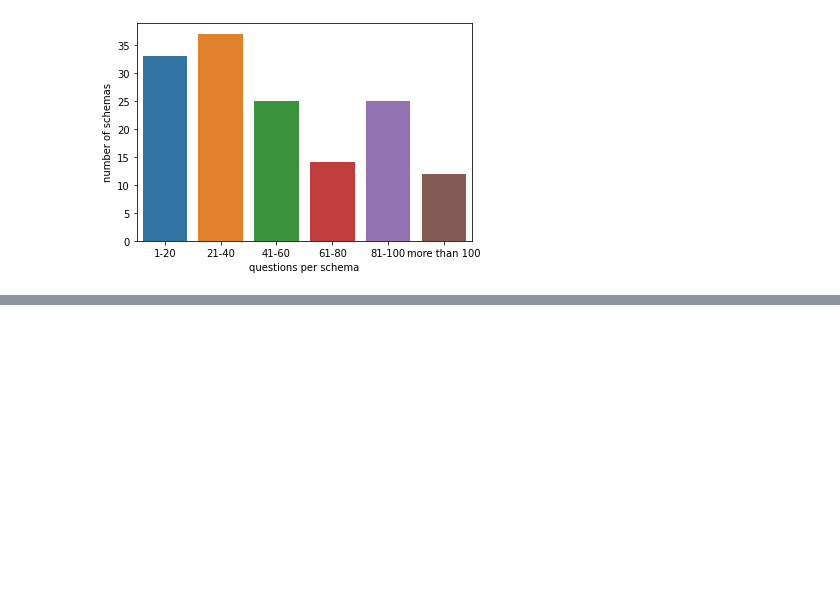
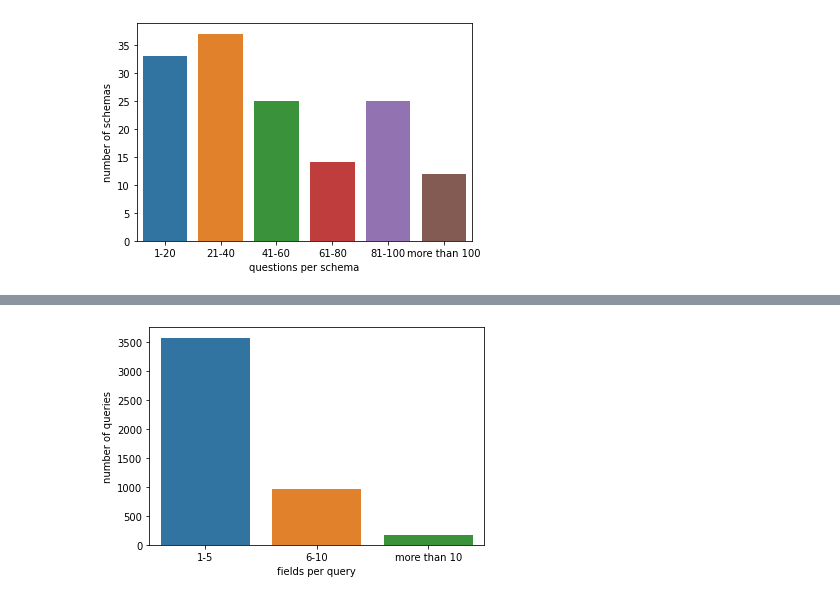
Before and after one commit to nogast/explore_spider, a Jupyter notebook: explore_spider.ipynb, the cells around one changed output, grey strips where cells are left out. Cells and saved outputs as stored; diff of their text form; code cells hidden in the pictures; blank space fills up the shorter version.

```diff
--- a/explore_spider.ipynb
+++ b/explore_spider.ipynb
@@ -172,0 +289,52 @@ questions_per_schema()
+# %%
+def fields_per_query():
+    fields_per_query = dict()
+    field_bins = {'1-5': 0, '6-10': 0, '11+': 0}
+    db_dirs = os.scandir(base_path)
+    db_fields = dict()
+    for db_dir in db_dirs:
+        db_name = db_dir.name
+        if not db_name.startswith('.'):  # I work on a Mac, which adds a directory called .DS_Store that I want to ignore
+            path = base_path + db_name + "/" + db_name + ".sqlite"
+            conn = sqlite3.connect(path)
+            cursor = conn.cursor()
+            tables = cursor.execute('select name from sqlite_master where type=\'table\';').fetchall()
+            names = sorted(list(zip(*tables))[0])
+            for table_name in names:
+                table_fields = cursor.execute('select * from ' + table_name)
+                for f in table_fields.description:
+                    table_field = f[0]
+                    if db_name not in db_fields:
+                        db_fields[db_name] = []
+                    db_fields[db_name].append(table_field.lower())
+    files = ['spider/train_spider.json', 'spider/train_others.json']
+    for file in files:
+        f1 = open(file)
+        data = json.load(f1)
+        for item in data:
+            schema_name = item['db_id']
+            query = item['query']
+            query_tokens = item['query_toks']
+            fields_per_query[query] = 0
+            for token in query_tokens:
+                token = token.lower()
+                if '.' in token:
+                    token = token.split('.')[1]  # in case there is something like SELECT T1.name
+                if token in db_fields[schema_name]:
+                    fields_per_query[query] += 1
+    for q in fields_per_query:
+        num_of_fields = fields_per_query[q]
+        if num_of_fields <= 5:
+            field_bins['1-5'] += 1
+        elif num_of_fields <= 10:
+            field_bins['6-10'] += 1
+        else:
+            field_bins['11+'] += 1
+    data = {'fields per query': ['1-5', '6-10', 'more than 10'],
+            'number of queries': [field_bins['1-5'], field_bins['6-10'], field_bins['11+']]}
+    df = pd.DataFrame(data=data)
+    sns.barplot(data=df, x='fields per query', y='number of queries')
+
+fields_per_query()
+# %% [output]
+[figure, added]
```
Also changed, not shown: parts of 4 cells of this notebook.
